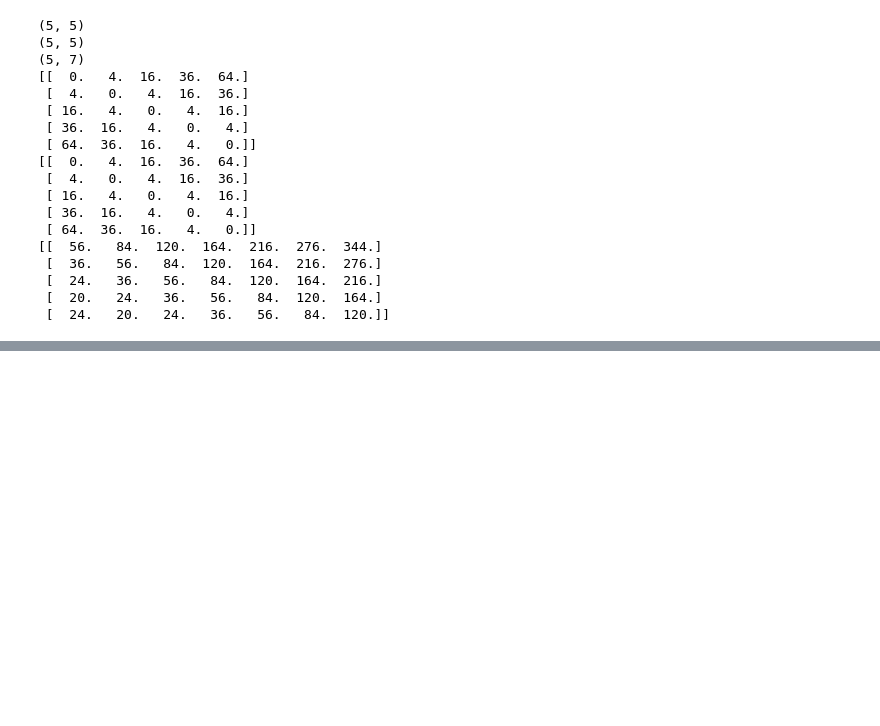
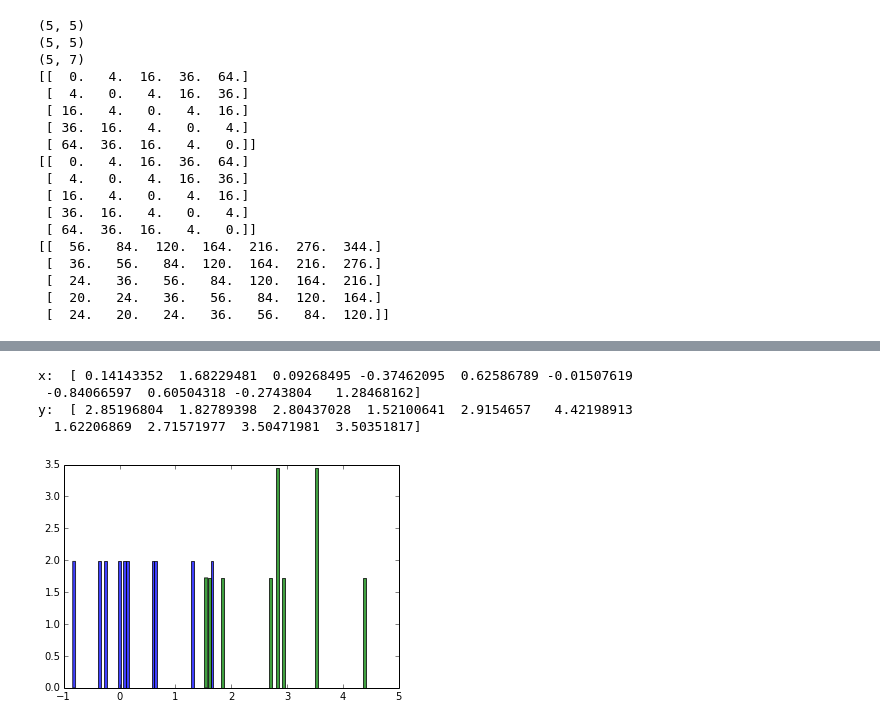
Before and after one commit to philjjoon/Lab-MachineLearning, a Jupyter notebook: ProblemSet-03/ps3_stubsNtests/ps3_lab.ipynb, the cells around one changed output, grey strips where cells are left out. Saved outputs shown, nothing was run; the diff lists cells and outputs as text; code cells hidden in the pictures; blank space fills up the shorter version.

```diff
--- a/ProblemSet-03/ps3_stubsNtests/ps3_lab.ipynb
+++ b/ProblemSet-03/ps3_stubsNtests/ps3_lab.ipynb
@@ -240,0 +249,18 @@ print XZ_c
+# %%
+mu, sigma = 0, 1
+x = mu + sigma * np.random.randn(10)
+y = 2 + sigma * np.random.randn(10)
+fig = pl.figure()
+ax = fig.add_subplot(111)
+
+ax.hist(x, 50, normed=1, facecolor='blue', alpha=0.75)
+ax.hist(y, 50, normed=1, facecolor='green', alpha=0.75)
+
+print 'x: ', x
+print 'y: ', y
+# %% [output]
+x:  [ 0.14143352  1.68229481  0.09268495 -0.37462095  0.62586789 -0.01507619
+ -0.84066597  0.60504318 -0.2743804   1.28468162]
+y:  [ 2.85196804  1.82789398  2.80437028  1.52100641  2.9154657   4.42198913
+  1.62206869  2.71571977  3.50471981  3.50351817]
+[figure, added]
```
Also changed, not shown: parts of 8 cells of this notebook, 30 other files.
